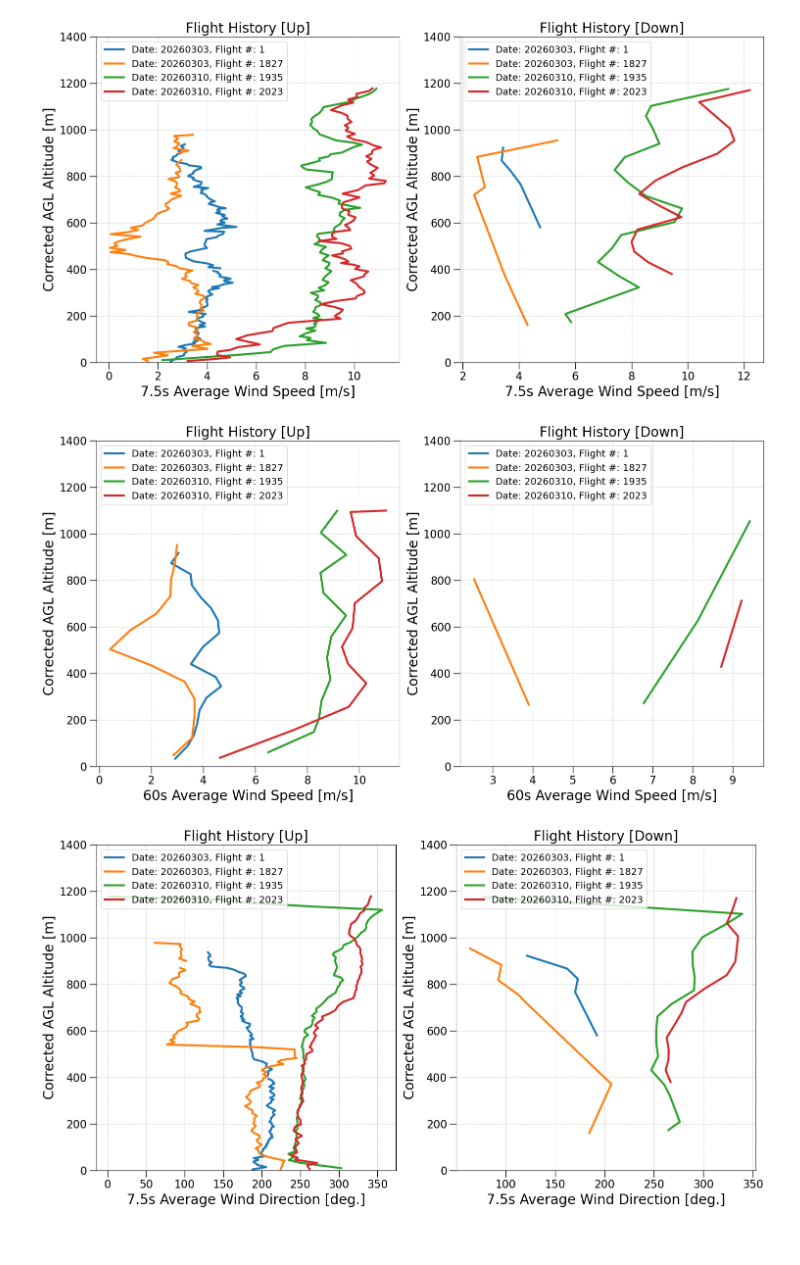
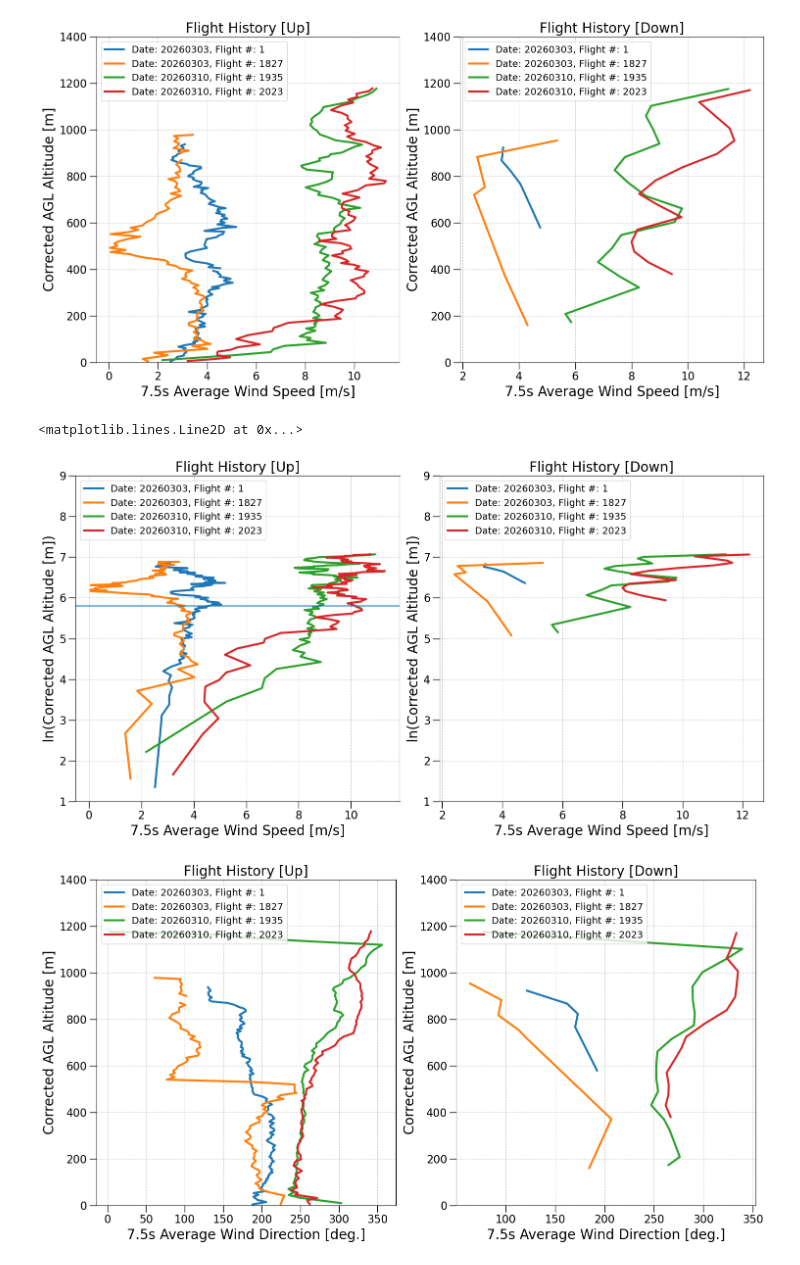
Before and after one commit to SpringSwimmer/AOS_773, a Jupyter notebook: PS_4/ps4.ipynb, the cells around one changed output. Drawn from its saved outputs; the diff is of its cells as text; code cells hidden in the pictures.

```diff
--- a/PS_4/ps4.ipynb
+++ b/PS_4/ps4.ipynb
@@ -13,12 +13,22 @@ class windsonde_data_information:
         raw_flight_paths = glob.glob(f'{folder_path}/*.raw_flight_history.csv')
         raw_data = {}
         clean_data = {}
+        self.h = {}
         for raw_flight_path in raw_flight_paths:
             raw_flight_data = pd.read_csv(raw_flight_path)
             if np.max(raw_flight_data[' Altitude (m MSL)'])<1000:
                 continue
             else:
                 flight_number = os.path.basename(raw_flight_path).split('.')[0].split('_')[-1]
+                if flight_number == '1':
+                    h = 0.01
+                elif flight_number == '1827':
+                    h = 0.01
+                elif flight_number == '1935':
+                    h = 1.5
+                elif flight_number == '2023':
+                    h = 10
+                self.h[flight_number] = h
                 raw_flight_data['time_s'] = pd.to_timedelta(raw_flight_data['UTC time']).dt.total_seconds().astype(int)
                 raw_flight_data[' Speed (m/s)'] = raw_flight_data[' Speed (m/s)'].replace(r"^\s*$", np.nan, regex=True)
                 raw_flight_data[' Heading (degrees)'] = raw_flight_data[' Heading (degrees)'].replace(r"^\s*$", np.nan, regex=True)
@@ -37,9 +47,14 @@ class windsonde_data_information:
                 raw_flight_data['VPT'] = raw_flight_data['PT']*(1+0.61*raw_flight_data['SWVMR']-raw_flight_data['LWVMR'])
 
                 raw_flight_data['DPT'] = ((243.04*np.log(raw_flight_data['AVP']/611.21))/(17.625-np.log(raw_flight_data['AVP']/611.21)))+273.15
+
+                # 0.41 is the Von Karman constant
                 raw_data[flight_number] = raw_flight_data
 
                 clean_flight_data = self.get_clean_data(raw_flight_data)
+
+                clean_flight_data['FV'] = clean_flight_data[' Speed (m/s)']*0.41/np.log((clean_flight_data['Height (m AGL)']-0.75*self.h[flight_number])/(0.1*self.h[flight_number]))
+
                 clean_data[flight_number] = clean_flight_data
 
         self.raw_data = raw_data
@@ -144,36 +164,38 @@ fig.tight_layout()
 # %%
 fig, ax = plt.subplots(1,2, figsize = (15,8))
 
 for key, value in windsonde_data.items():
     for k, v in value.clean_data.items():
-        average_data = v.groupby(((v['Time_al'] // 60) * 60).rename('time_bin')).mean()# numeric_only=True
+        average_data = v.groupby(((v['Time_al'] // 7.5) * 7.5).rename('time_bin')).mean()# numeric_only=True
         max_idx = average_data['Height (m AGL)'].idxmax()
         up_data = average_data.loc[:max_idx]
         down_data = average_data.loc[max_idx+1:]
-        ax[0].plot(up_data[' Speed (m/s)'], up_data['Height (m AGL)'], label = f'Date: {key}, Flight #: {k}', linewidth = 3)
-        ax[1].plot(down_data[' Speed (m/s)'], down_data['Height (m AGL)'], label = f'Date: {key}, Flight #: {k}', linewidth = 3)
+        ax[0].plot(up_data[' Speed (m/s)'], np.log(up_data['Height (m AGL)']), label = f'Date: {key}, Flight #: {k}', linewidth = 3)
+        ax[1].plot(down_data[' Speed (m/s)'], np.log(down_data['Height (m AGL)']), label = f'Date: {key}, Flight #: {k}', linewidth = 3)
         # ax.plot(v[' Temperature (C)'], v['Height (m AGL)'], label = f'Date: {key}, Flight #: {k}', linewidth = 3)
 
 ax[0].set_title(f'Flight History [Up]', fontsize = 20)
-ax[0].set_xlabel(r'60s Average Wind Speed [m/s]', fontsize = 20)
-ax[0].set_ylabel(f'Corrected AGL Altitude [m]', fontsize = 20)
+ax[0].set_xlabel(r'7.5s Average Wind Speed [m/s]', fontsize = 20)
+ax[0].set_ylabel(f'ln(Corrected AGL Altitude [m])', fontsize = 20)
 ax[0].tick_params(axis = 'both', which = 'major', labelsize = 16, width = 1, length = 10)
 ax[0].tick_params(axis = 'both', which = 'minor', labelsize = 16, width = 1, length = 4)
 ax[0].grid(alpha = 0.4, color = 'grey', linestyle = '--')
 ax[0].legend(fontsize = 14, loc = 'upper left')
-ax[0].set_ylim(bottom = 0, top = 1400)
+ax[0].set_ylim(bottom = 1, top = 9)
 
 ax[1].set_title(f'Flight History [Down]', fontsize = 20)
-ax[1].set_xlabel(r'60s Average Wind Speed [m/s]', fontsize = 20)
-ax[1].set_ylabel(f'Corrected AGL Altitude [m]', fontsize = 20)
+ax[1].set_xlabel(r'7.5s Average Wind Speed [m/s]', fontsize = 20)
+ax[1].set_ylabel(f'ln(Corrected AGL Altitude [m])', fontsize = 20)
 ax[1].tick_params(axis = 'both', which = 'major', labelsize = 16, width = 1, length = 10)
 ax[1].tick_params(axis = 'both', which = 'minor', labelsize = 16, width = 1, length = 4)
 ax[1].grid(alpha = 0.4, color = 'grey', linestyle = '--')
 ax[1].legend(fontsize = 14, loc = 'upper left')
-ax[1].set_ylim(bottom = 0, top = 1400)
+ax[1].set_ylim(bottom = 1, top = 9)
 fig.tight_layout()
+ax[0].axhline(5.8)
 # %% [output]
+<matplotlib.lines.Line2D at 0x...>
-[figure, old version]
+[figure, new version]
 # %%
 fig, ax = plt.subplots(1,2, figsize = (15,8))
 
```
Also changed, not shown: parts of 5 cells of this notebook.
